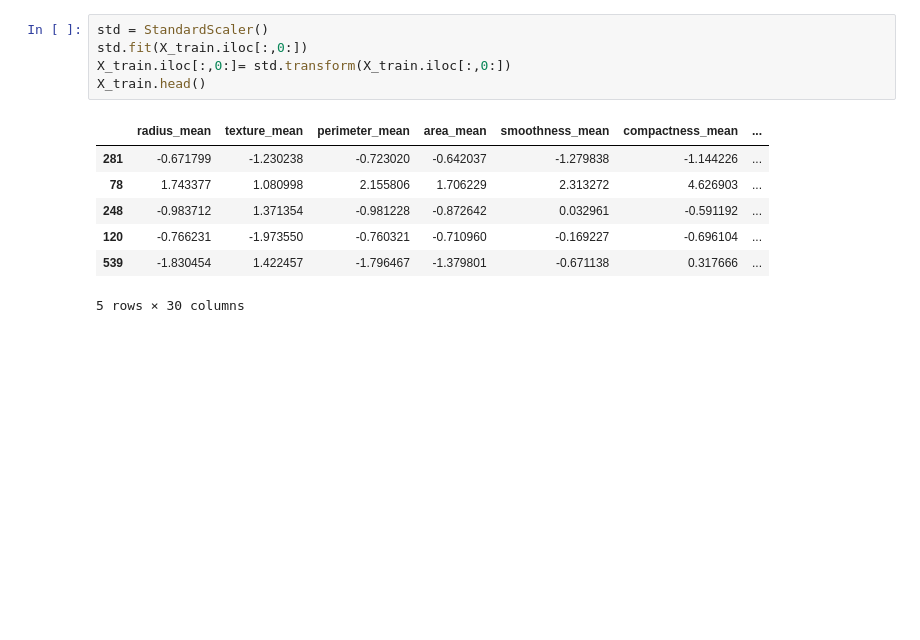
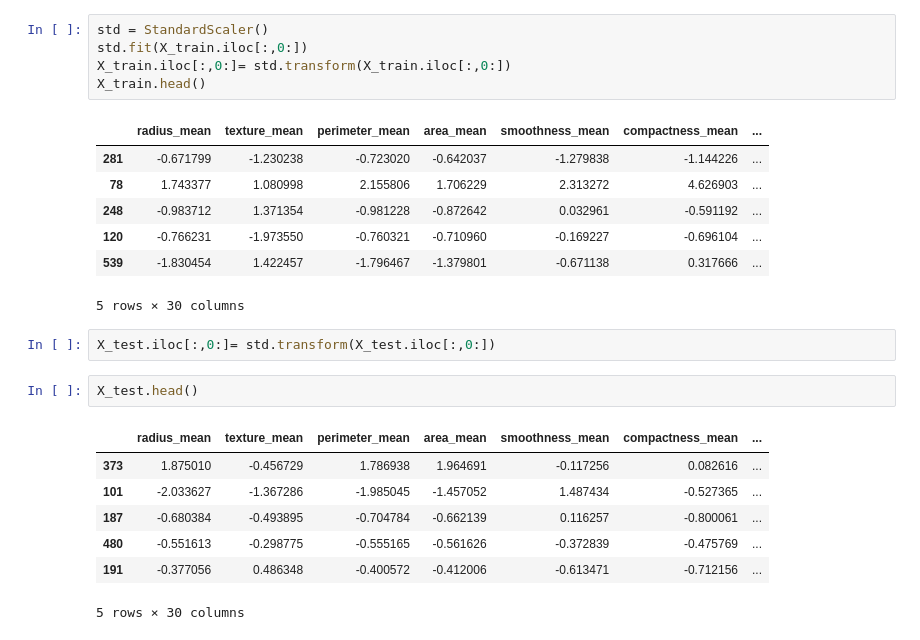
Before and after one commit to gundaminpde/2023-spring, a Jupyter notebook: 02_2_ANN.ipynb, the cells around one changed output. Drawn from its saved outputs; the diff is of its cells as text; blank space fills up the shorter version.

```diff
--- a/02_2_ANN.ipynb
+++ b/02_2_ANN.ipynb
@@ -114,3 +114,15 @@ X_train.head()
 | 120 | -0.766231 | -1.973550 | -0.760321 | -0.710960 | -0.169227 | -0.696104 | ... |
 | 539 | -1.830454 | 1.422457 | -1.796467 | -1.379801 | -0.671138 | 0.317666 | ... |
 5 rows × 30 columns
+# %%
+X_test.iloc[:,0:]= std.transform(X_test.iloc[:,0:])
+# %%
+X_test.head()
+# %% [output]
+|  | radius_mean | texture_mean | perimeter_mean | area_mean | smoothness_mean | compactness_mean | ... |
+| 373 | 1.875010 | -0.456729 | 1.786938 | 1.964691 | -0.117256 | 0.082616 | ... |
+| 101 | -2.033627 | -1.367286 | -1.985045 | -1.457052 | 1.487434 | -0.527365 | ... |
+| 187 | -0.680384 | -0.493895 | -0.704784 | -0.662139 | 0.116257 | -0.800061 | ... |
+| 480 | -0.551613 | -0.298775 | -0.555165 | -0.561626 | -0.372839 | -0.475769 | ... |
+| 191 | -0.377056 | 0.486348 | -0.400572 | -0.412006 | -0.613471 | -0.712156 | ... |
+5 rows × 30 columns
```
